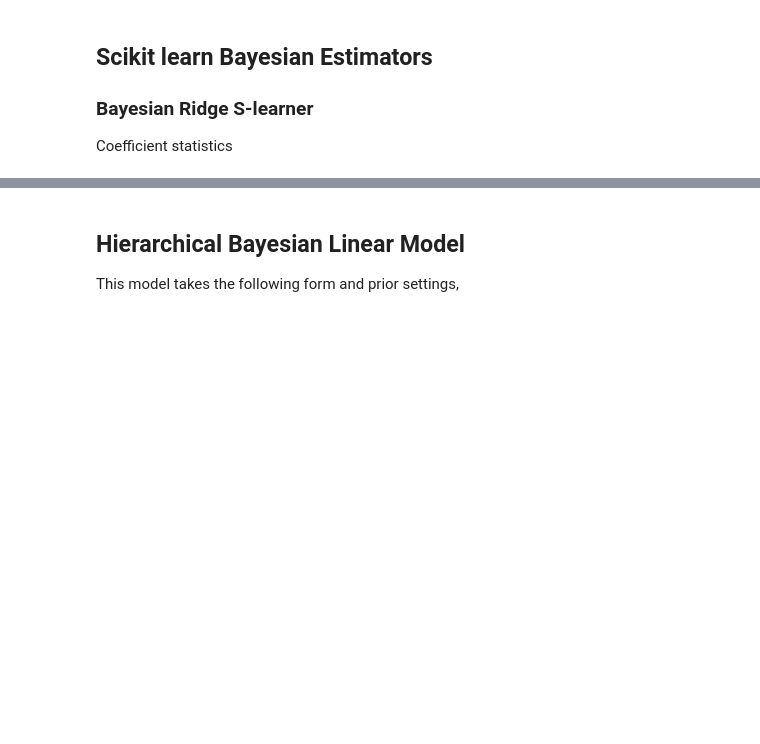
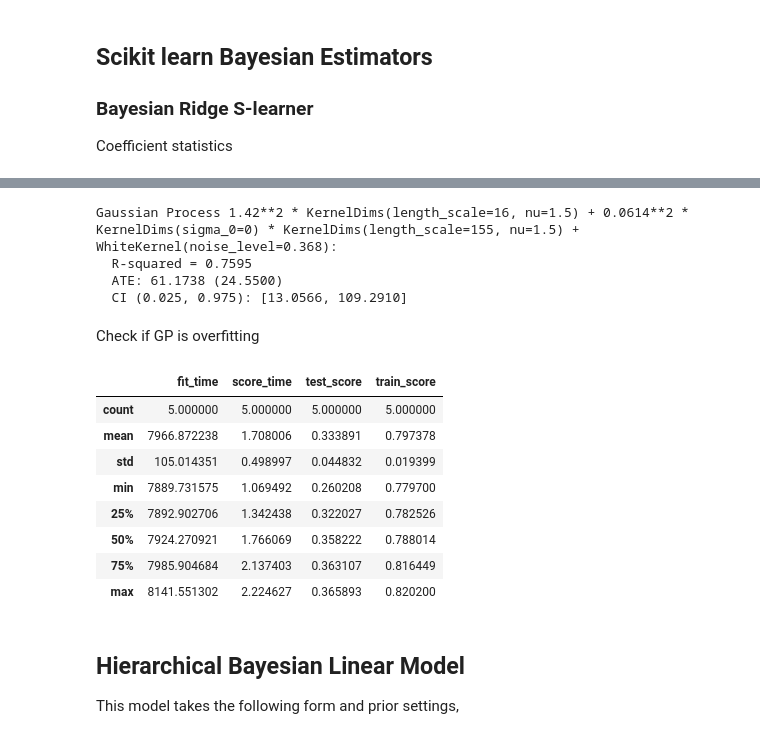
Before and after one commit to gradientinstitute/return2edu-paper, a Jupyter notebook: Direct-Bayesian.ipynb, the cells around one changed output, grey strips where cells are left out. Cells and saved outputs as stored; diff of their text form; code cells hidden in the pictures; blank space fills up the shorter version.

```diff
--- a/Direct-Bayesian.ipynb
+++ b/Direct-Bayesian.ipynb
@@ -277,3 +323,49 @@ TODO: BayesianRidge with [$\pi$, Xrbf, t * Xrbf] covariates and counterfactual s
+# %%
+# ATE sampling
+Xt0 = np.hstack((np.zeros_like(t)[:, np.newaxis], p[:, np.newaxis], X))
+Xt1 = np.hstack((np.ones_like(t)[:, np.newaxis], p[:, np.newaxis], X))
+f0, K0 = gp.predict(Xt0, return_cov=True)
+f1, K1 = gp.predict(Xt1, return_cov=True)
+
+samples = 100
+y_0_samples = np.random.multivariate_normal(mean=f0, cov=K0, size=samples)
+y_1_samples = np.random.multivariate_normal(mean=f1, cov=K1, size=samples)
+ate_gp_samples = (y_1_samples - y_0_samples).mean(axis=1)
+
+ate_gp = ate_gp_samples.mean()
+se_gp = np.std(ate_gp_samples, ddof=1)
+ci_gp = norm.interval(loc=ate_gp, scale=se_gp, confidence=0.95)
+
+print(f"Gaussian Process {gp.kernel_}:")
+print(f"  R-squared = {score:.4f}")
+print(f"  ATE: {ate_gp:.4f} ({se_gp:.4f})")
+print(f"  CI (0.025, 0.975): [{ci_gp[0]:.4f}, {ci_gp[1]:.4f}]")
+# %% [output]
+Gaussian Process 1.42**2 * KernelDims(length_scale=16, nu=1.5) + 0.0614**2 * KernelDims(sigma_0=0) * KernelDims(length_scale=155, nu=1.5) + WhiteKernel(noise_level=0.368):
+  R-squared = 0.7595
+  ATE: 61.1738 (24.5500)
+  CI (0.025, 0.975): [13.0566, 109.2910]
+# %% [markdown]
+Check if GP is overfitting
+# %%
+cv_scores = cross_validate(
+    gp,
+    Xg,
+    y,
+    cv=KFold(n_splits=5, shuffle=True),
+    return_train_score=True, n_jobs=-1
+)
+pd.DataFrame(cv_scores).describe()
+# %% [output]
+|  | fit_time | score_time | test_score | train_score |
+| count | 5.000000 | 5.000000 | 5.000000 | 5.000000 |
+| mean | 7966.872238 | 1.708006 | 0.333891 | 0.797378 |
+| std | 105.014351 | 0.498997 | 0.044832 | 0.019399 |
+| min | 7889.731575 | 1.069492 | 0.260208 | 0.779700 |
+| 25% | 7892.902706 | 1.342438 | 0.322027 | 0.782526 |
+| 50% | 7924.270921 | 1.766069 | 0.358222 | 0.788014 |
+| 75% | 7985.904684 | 2.137403 | 0.363107 | 0.816449 |
+| max | 8141.551302 | 2.224627 | 0.365893 | 0.820200 |
 # %% [markdown]
 ## Hierarchical Bayesian Linear Model
 
```
Also changed, not shown: parts of 16 cells of this notebook, 2 other files.
